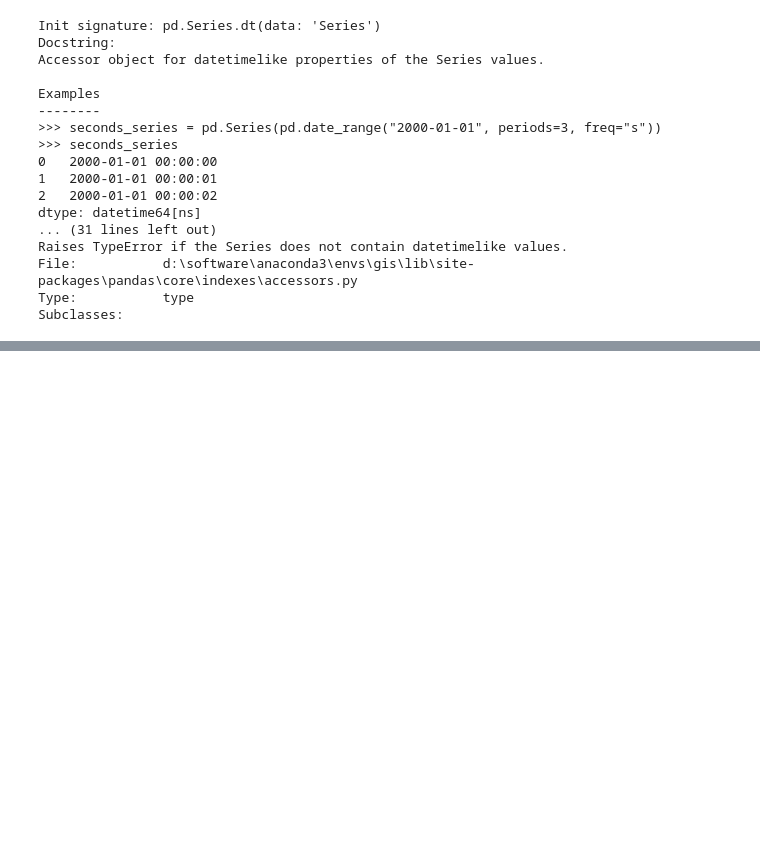
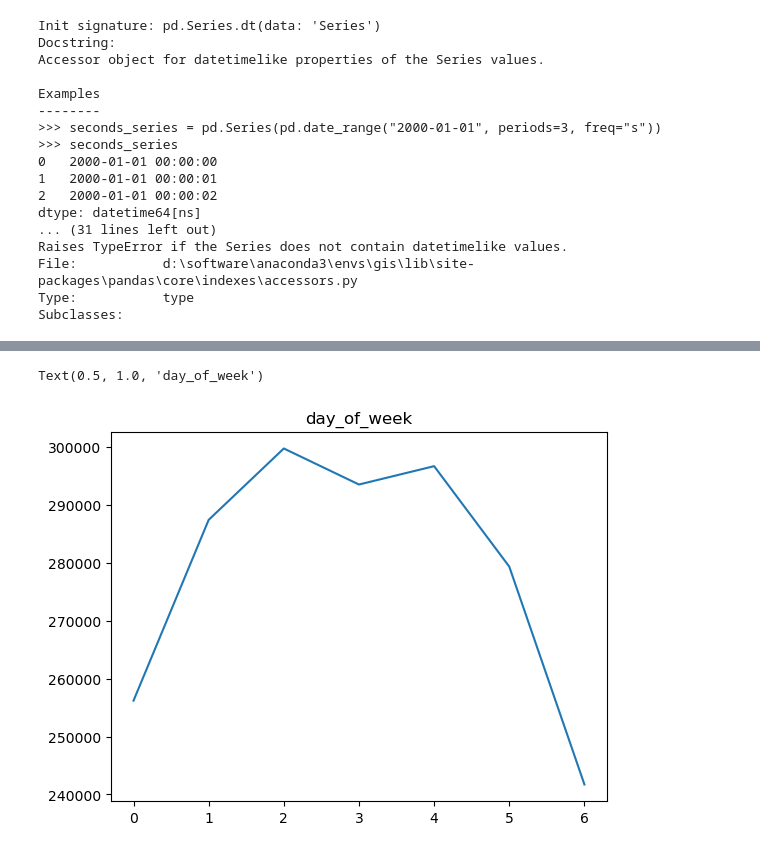
Before and after one commit to lun55/GIS_Learn, a Jupyter notebook: Jupyter/Bay_Wheels.ipynb, the cells around one changed output, grey strips where cells are left out. Saved outputs shown, nothing was run; the diff lists cells and outputs as text; code cells hidden in the pictures; blank space fills up the shorter version.

```diff
--- a/Jupyter/Bay_Wheels.ipynb
+++ b/Jupyter/Bay_Wheels.ipynb
@@ -230,0 +282,6 @@ Subclasses:
+# %%
+plt.plot(f['day_of_week'],f['ride_id'])
+plt.title('day_of_week')
+# %% [output]
+Text(0.5, 1.0, 'day_of_week')
+[figure, added]
```
Also changed, not shown: parts of 7 cells of this notebook.
